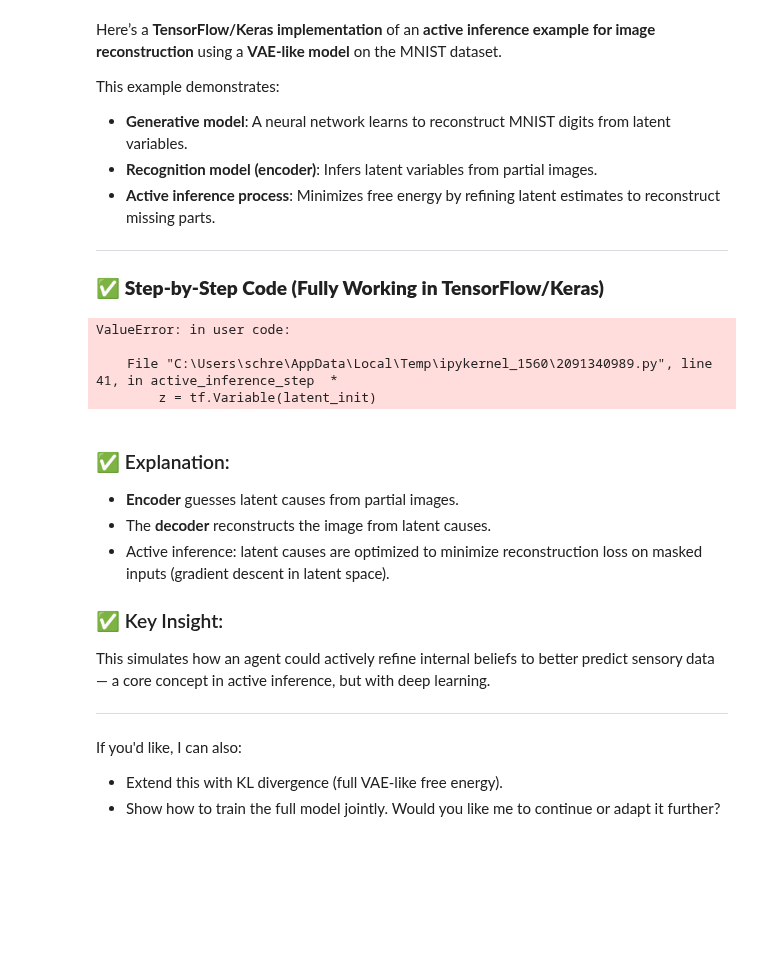
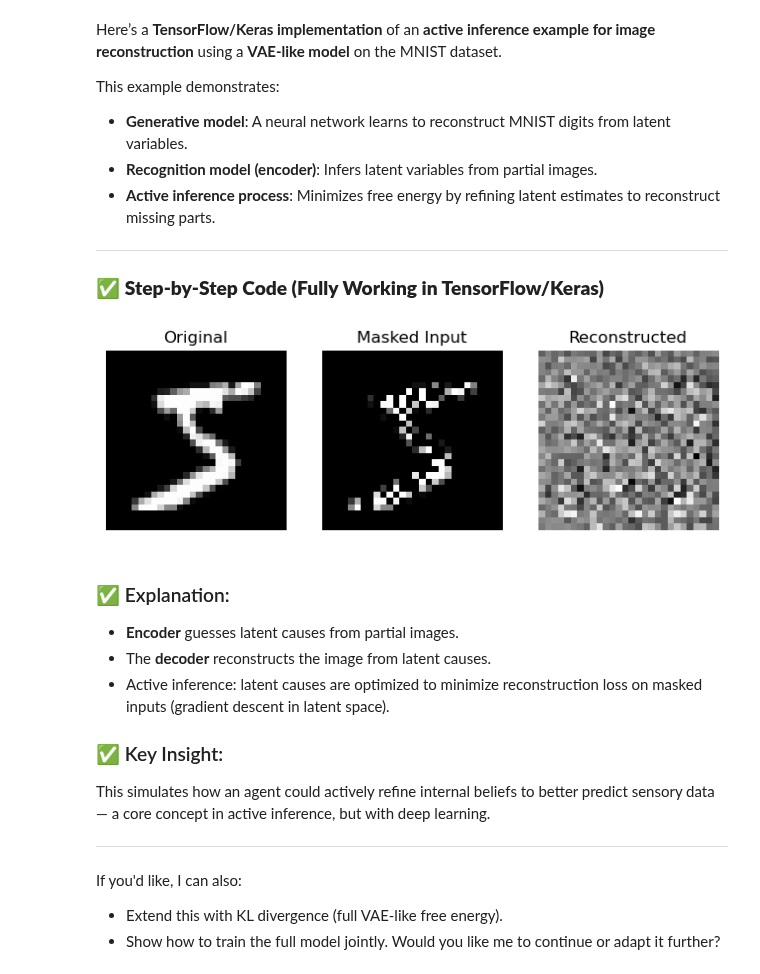
Before and after one commit to schr0841/test, a Jupyter notebook: python/ActiveInference.ipynb, the cells around one changed output. Cells and saved outputs as stored; diff of their text form; code cells hidden in the pictures; blank space fills up the shorter version.

```diff
--- a/python/ActiveInference.ipynb
+++ b/python/ActiveInference.ipynb
@@ -915,7 +915,7 @@ import matplotlib.pyplot as plt
 
 # Load MNIST digits
 (x_train, _), (_, _) = tf.keras.datasets.mnist.load_data()
-x_train = x_train.astype("float32") / 255.0  # Ensure float32 here
+x_train = x_train.astype("float32") / 255.0
 x_train = np.reshape(x_train, (-1, 28, 28, 1))
 
 # Mask part of the images to simulate partial observations
@@ -932,7 +932,7 @@ encoder = models.Sequential([
     layers.Conv2D(64, 3, activation="relu", strides=2, padding="same"),
     layers.Flatten(),
     layers.Dense(16, activation="relu"),
-    layers.Dense(latent_dim)  # latent space (mean)
+    layers.Dense(latent_dim)
 ])
 
 # Build Decoder (Generative Model)
@@ -945,10 +945,8 @@ decoder = models.Sequential([
     layers.Conv2DTranspose(1, 3, activation="sigmoid", padding="same")
 ])
 
-# Active Inference Step: Infer latent cause to minimize reconstruction loss
-@tf.function
-def active_inference_step(masked_img, latent_init, steps=30, lr=0.05):
-    z = tf.Variable(latent_init)
+# Active Inference Step: Optimize latent cause to minimize reconstruction loss
+def active_inference_step(masked_img, z, steps=30, lr=0.05):
     optimizer = tf.keras.optimizers.Adam(learning_rate=lr)
 
     for _ in range(steps):
@@ -959,43 +957,40 @@ def active_inference_step(masked_img, latent_init, steps=30, lr=0.05):
         optimizer.apply_gradients(zip(grads, [z]))
 
     return z, decoder(z)
-
 # Test on a sample image
 sample_img = x_train[0:1]
 masked_img = mask_image(sample_img, mask_ratio=0.5)
-
-# Convert masked image to float32 tensor (fixes dtype issue)
 masked_img = tf.convert_to_tensor(masked_img, dtype=tf.float32)
 
-# Initial latent from encoder (partial observation)
+# Initial latent from encoder
 latent_init = encoder(masked_img)
 
-# Perform active inference
-final_latent, reconstructed = active_inference_step(masked_img, latent_init)
+# Create tf.Variable for latent cause (outside tf.function)
+latent_var = tf.Variable(latent_init)
+
+# Perform active inference (optimize latent cause)
+final_latent, reconstructed = active_inference_step(masked_img, latent_var)
 
 # Visualization
 plt.figure(figsize=(8, 3))
 plt.subplot(1, 3, 1)
 plt.title("Original")
 plt.imshow(sample_img[0, :, :, 0], cmap="gray")
 plt.axis("off")
 
 plt.subplot(1, 3, 2)
 plt.title("Masked Input")
 plt.imshow(masked_img[0, :, :, 0], cmap="gray")
 plt.axis("off")
 
 plt.subplot(1, 3, 3)
 plt.title("Reconstructed")
 plt.imshow(reconstructed[0, :, :, 0], cmap="gray")
 plt.axis("off")
 
 plt.show()
 # %% [output]
-ValueError: in user code:
-
-    File "C:\Users\schre\AppData\Local\Temp\ipykernel_1560\2091340989.py", line 41, in active_inference_step  *
-        z = tf.Variable(latent_init)
+[figure, added]
 # %% [markdown]
 ### ✅ Explanation:
 
```
